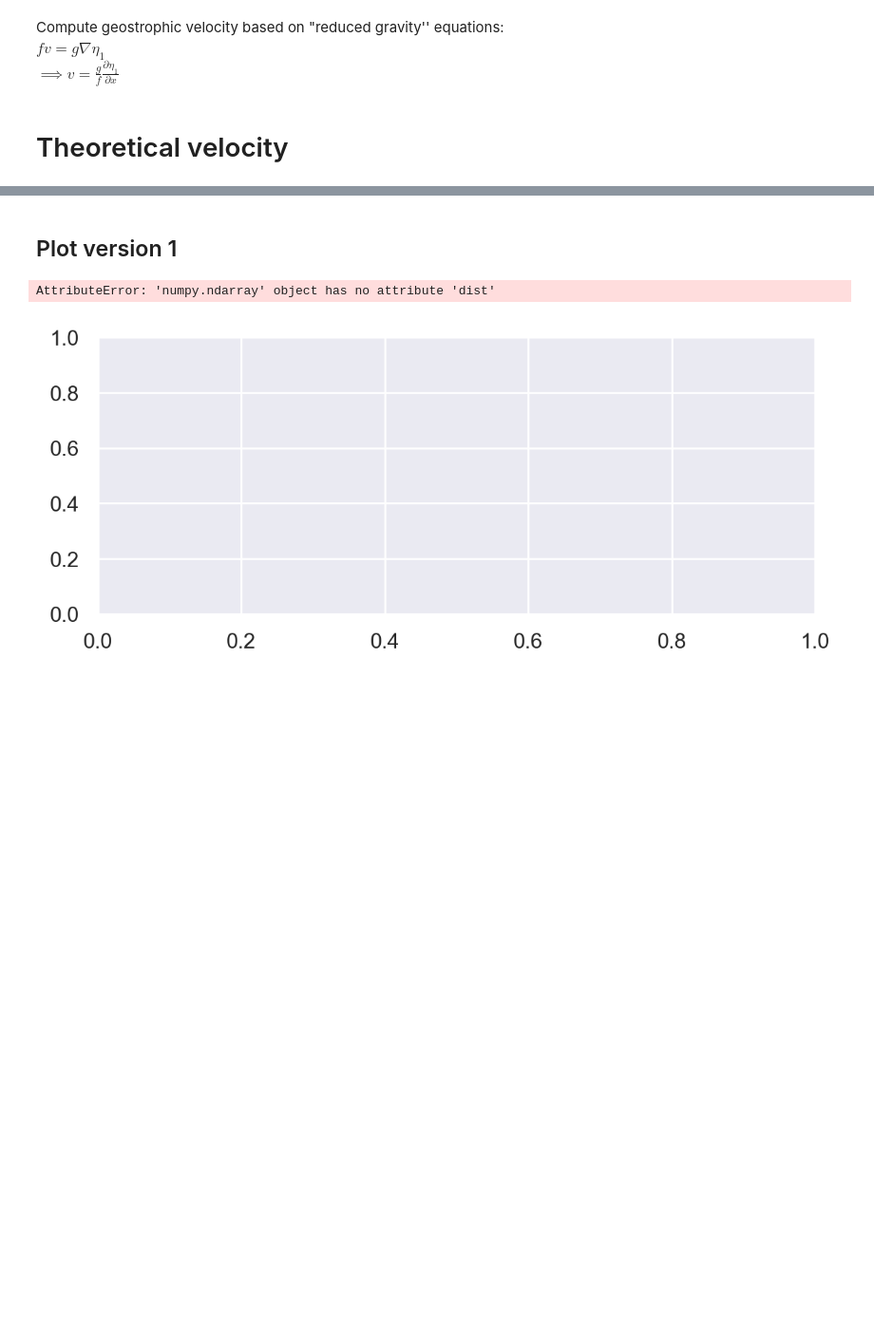
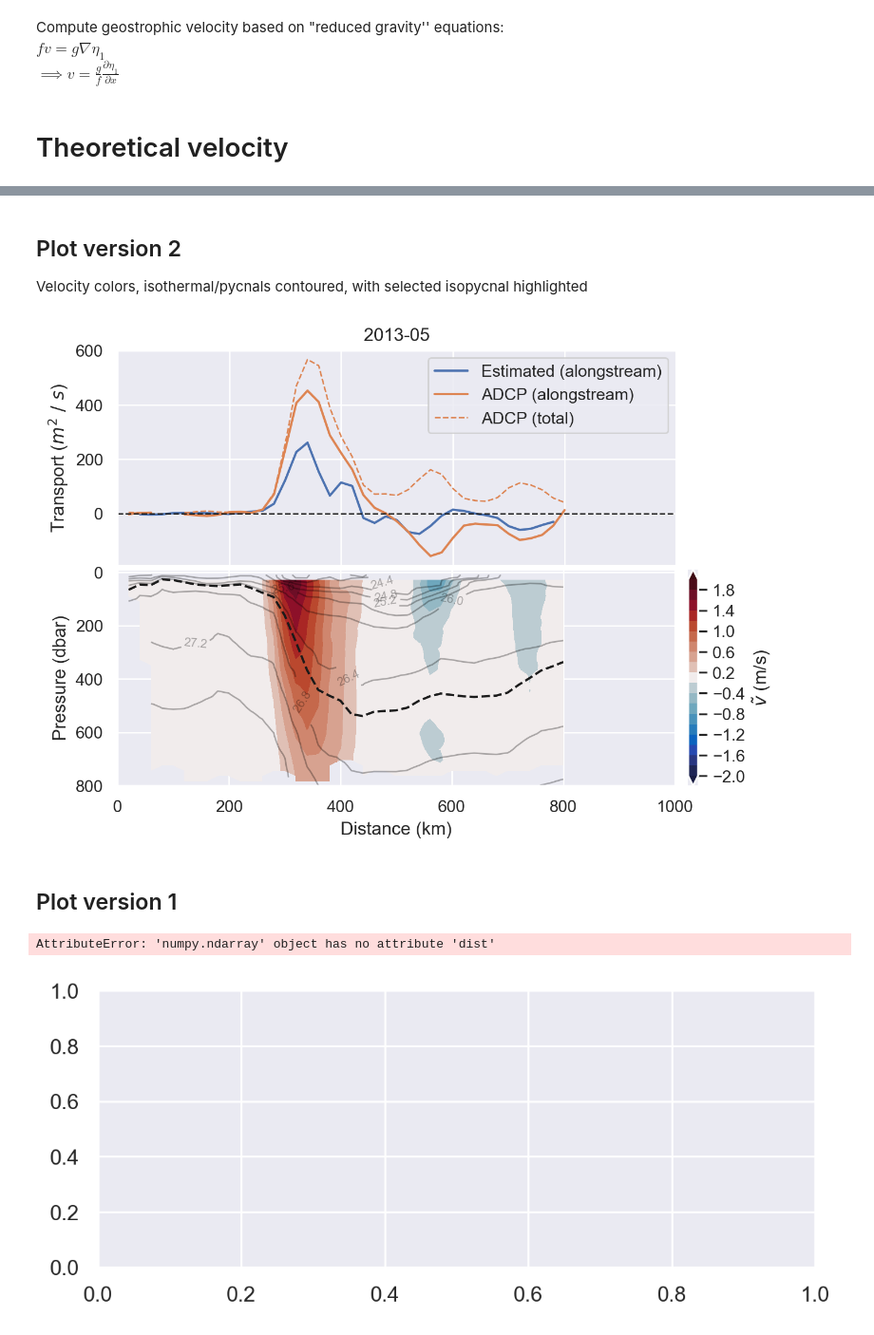
Before and after one commit to ktcarr/12.843, a Jupyter notebook: lab2/lab2_analysis.ipynb, the cells around one changed output, grey strips where cells are left out. Shown at 95% size. Drawn from its saved outputs; the diff is of its cells as text; code cells hidden in the pictures; blank space fills up the shorter version.

```diff
--- a/lab2/lab2_analysis.ipynb
+++ b/lab2/lab2_analysis.ipynb
@@ -81,10 +79,11 @@ def get_lower_upper(data, iso):
     lower_list, upper_list = [], []
     for d in data.dist:
         boundary  = iso.sel(dist=d).values.item()
-
-        ## use xarray integrate instead....(i.e. speed may not vary linearly)
-        lower_list.append(data.sel(dist=d, depth=slice(boundary,None)).mean('depth').values.item())
-        upper_list.append(data.sel(dist=d, depth=slice(None,boundary)).mean('depth').values.item())
+        lower = data.sel(dist=d, depth=slice(boundary,None))
+        upper = data.sel(dist=d, depth=slice(None,boundary))
+        lower, upper = [x.mean('depth').values.item() for x in [lower, upper]]
+        lower_list.append(lower)
+        upper_list.append(upper)
     return np.array(lower_list), np.array(upper_list)
 
 def get_iso_np(data, x):
@@ -206,2 +132,0 @@ plt.show()
-# %% [markdown]
-## Plot version 1
@@ -208,3 +157,56 @@ plt.show()
+# %% [markdown]
+## Plot version 2
+Velocity colors, isothermal/pycnals contoured, with selected isopycnal highlighted
+# %%
+##### Plotting
+c = sns.color_palette()
+figsize = np.array([8,16/3])
+fig = plt.figure(figsize=figsize)
+gs = fig.add_gridspec(20,30)
+
+#### Land vs. Ocean #####
+ax0 = fig.add_subplot(gs[:10,:25])
+if plot_velocity:
+    p1 = ax0.plot(vhat.dist, vhat.values,  label='Estimated (alongstream)')
+    p2 = ax0.plot(vhat.dist, vhat_adcp_hi, color=c[1], label='ADCP (alongstream)')
+    p2 = ax0.plot(vhat.dist, s_adcp_hi,    color=c[1], label='ADCP (total)', ls='--', lw=1)
+    ax0.set_ylabel('Velocity ($m~/~s$)')
+else:
+    p1 = ax0.plot(vhat.dist, vhat_transport.values,          label='Estimated (alongstream)')
+    p2 = ax0.plot(vhat.dist, vhat_adcp_transport,  color=c[1], label='ADCP (alongstream)')
+    p2 = ax0.plot(vhat.dist, s_adcp_tranport,      color=c[1], label='ADCP (total)', ls='--', lw=1)
+    ax0.set_ylabel(r'Transport ($m^2~/~s$)')
+ax0.set_xticklabels([])
+ax0.axhline(0,ls='--',lw=1,c='k')
+ax0.set_xlim([0,1000])
+ax0.legend()
+y,m = get_ym(data, time_idx)
+ax0.set_title(f'{y}-{m:02d}')
+
+#### Plot Velocity profile ####
+ax = fig.add_subplot(gs[10:,:])
+p = ax.contourf(vhat_adcp.dist, vhat_adcp.depth, vhat_adcp.sel(name='v').isel(time=time_idx),
+                cmap='cmo.balance', levels=gen_utils.make_cb_range(2,.2), extend='both')
+cb = fig.colorbar(p, orientation='vertical', label=r'$\tilde{v}$ (m/s)', pad=.02)
+
+# Iso-lines (temperature or density)
+data_plot = data.isel(time=time_idx)[name_plot].T
+levels    = np.arange(0,25,2) if name_plot=='T' else 12
+p = ax.contour(data.dist, data.depth, data_plot, colors='black', linewidths=1,
+               levels=levels, extend='both', alpha=.3) # create contour plot
+ax.clabel(p, fontsize=8)
+
+ax.plot(iso.dist, iso.values, c='k', ls='--')
+ax.set_ylabel('Pressure (dbar)')
+ax.set_xlabel('Distance (km)')
+ax.set_ylim([-10,800])
+plt.gca().invert_yaxis() # reverse order of y axis so that depth decreases going down
+
+plt.show()
+# %% [output]
+[figure, added]
+# %% [markdown]
+## Plot version 1
 # %%
 ##### Plotting
 c = sns.color_palette()
```
Also changed, not shown: parts of 5 cells of this notebook.
